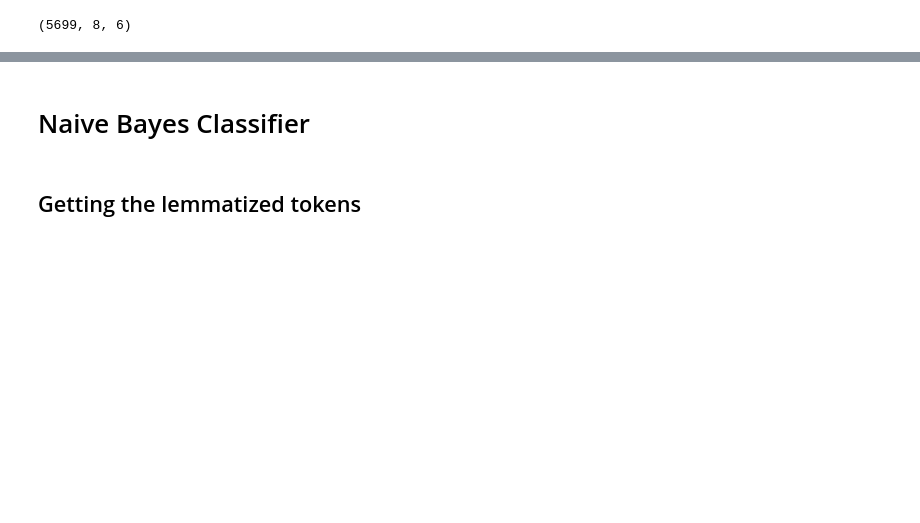
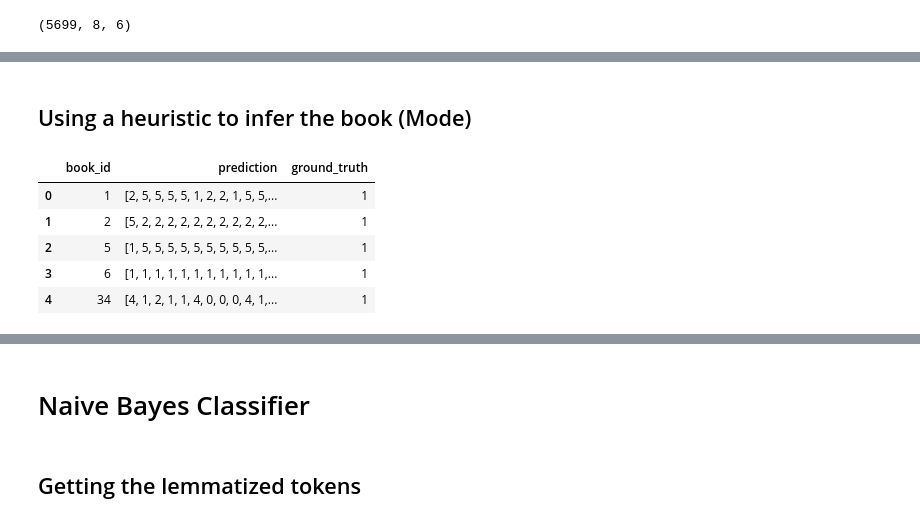
Before and after one commit to lwdovico/goodreads-book-reviews, a Jupyter notebook: Notebooks/03_Classification.ipynb, the cells around one changed output, grey strips where cells are left out. Saved outputs shown, nothing was run; the diff lists cells and outputs as text; code cells hidden in the pictures; blank space fills up the shorter version.

```diff
--- a/Notebooks/03_Classification.ipynb
+++ b/Notebooks/03_Classification.ipynb
@@ -550,0 +658,9 @@ array([[4.387385 ],
+# %%
+prob_df = pd.DataFrame([dataset['test']['text'], probabilities, predictions.label_ids]).T
+prob_df.columns = ['review_text', 'probabilities', 'ground_truth']
+prob_df['prediction'] = prob_df['probabilities'].transform(lambda x: str(np.argmax(x)))
+# %%
+test_to_join = test_df[['text', 'book_id']]
+test_to_join.columns = ['review_text', 'book_id']
+# %%
+prob_df = prob_df.merge(test_to_join, on = 'review_text')
@@ -550,0 +738,14 @@ array([[4.387385 ],
+# %% [markdown]
+## Using a heuristic to infer the book (Mode)
+# %%
+by_book = pd.DataFrame(prob_df.groupby('book_id')[['prediction', 'ground_truth']].agg({'prediction' : lambda x: list(x),
+                                                                                       'ground_truth' : lambda x: list(x)[0]})).reset_index()
+# %%
+by_book.head()
+# %% [output]
+|  | book_id | prediction | ground_truth |
+| 0 | 1 | [2, 5, 5, 5, 5, 1, 2, 2, 1, 5, 5,... | 1 |
+| 1 | 2 | [5, 2, 2, 2, 2, 2, 2, 2, 2, 2, 2,... | 1 |
+| 2 | 5 | [1, 5, 5, 5, 5, 5, 5, 5, 5, 5, 5,... | 1 |
+| 3 | 6 | [1, 1, 1, 1, 1, 1, 1, 1, 1, 1, 1,... | 1 |
+| 4 | 34 | [4, 1, 2, 1, 1, 4, 0, 0, 0, 4, 1,... | 1 |
```
Also changed, not shown: parts of 45 cells of this notebook.
